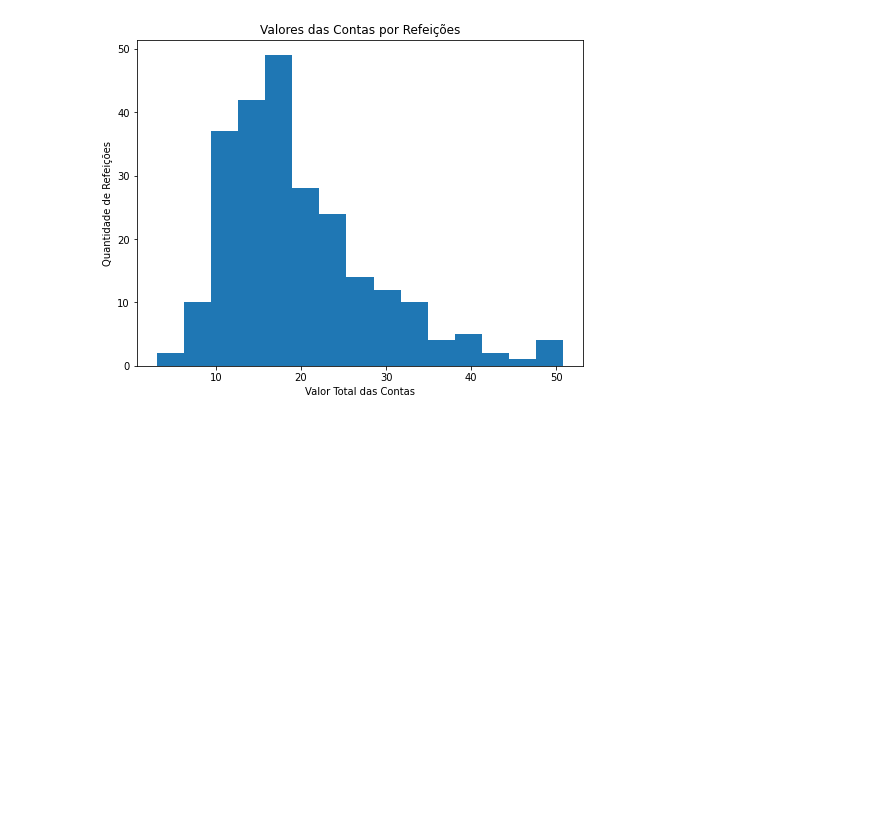
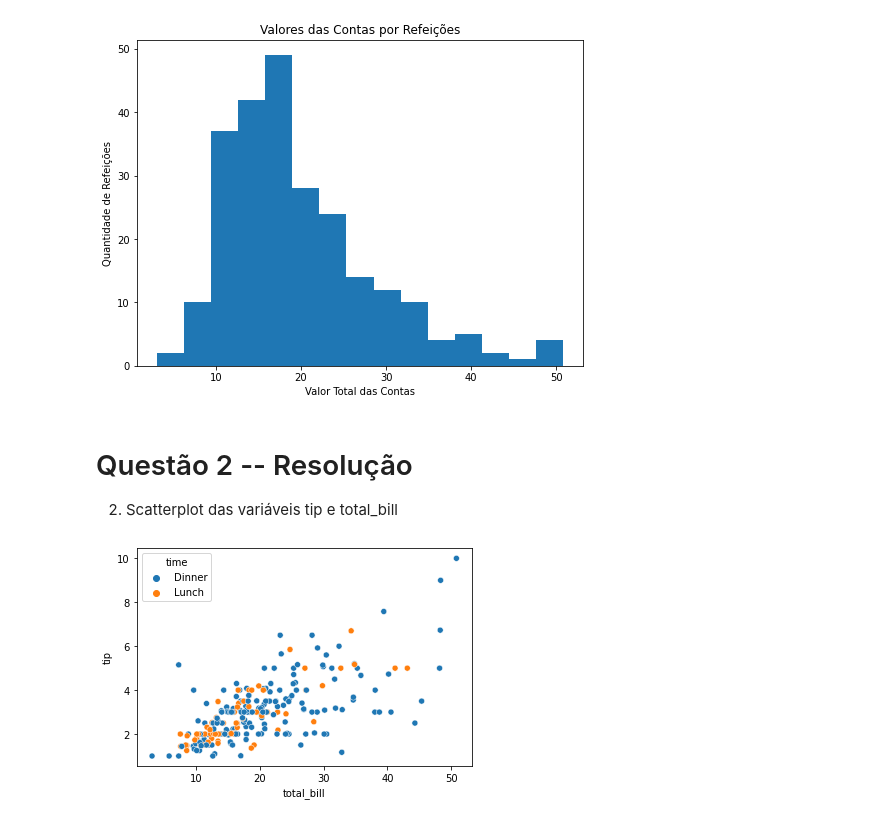
Before and after one commit to Ruann-01/Python_IA, a Jupyter notebook: Atividade 2/Atividade 2 - Exercícios.ipynb, the cells around one changed output. Drawn from its saved outputs; the diff is of its cells as text; code cells hidden in the pictures; blank space fills up the shorter version.

```diff
--- a/Atividade 2/Atividade 2 - Exercícios.ipynb
+++ b/Atividade 2/Atividade 2 - Exercícios.ipynb
@@ -420,3 +427,11 @@ plt.ylabel('Quantidade de Refeições')
 plt.show()
 # %% [output]
 [figure]
+# %% [markdown]
+# Questão 2 -- Resolução
+2. Scatterplot das variáveis tip e total_bill
+# %%
+# Utilizando seaborn // hue é um complemento que mapeia qual foi o tipo de refeição
+sns.scatterplot(data=df, x="total_bill", y="tip", hue="time");
+# %% [output]
+[figure, added]
```
Also changed, not shown: parts of 6 cells of this notebook.
